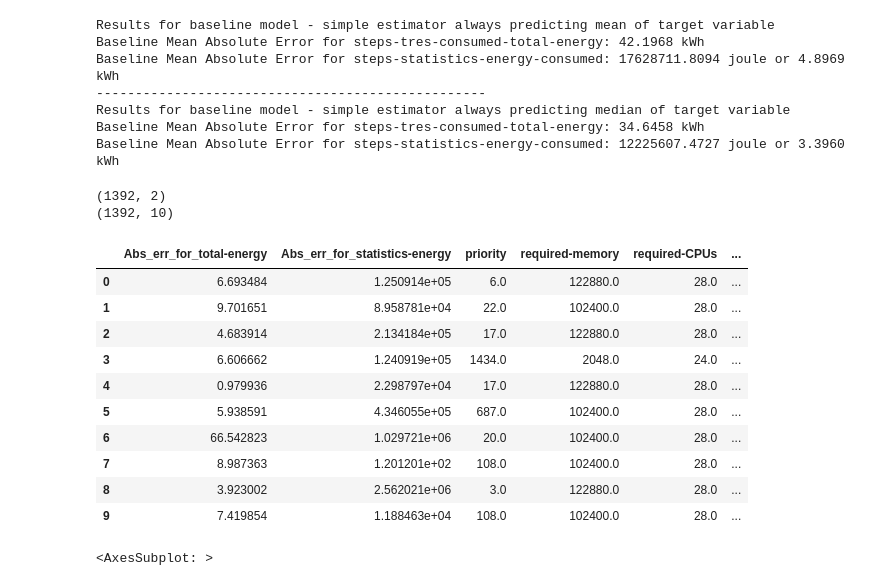
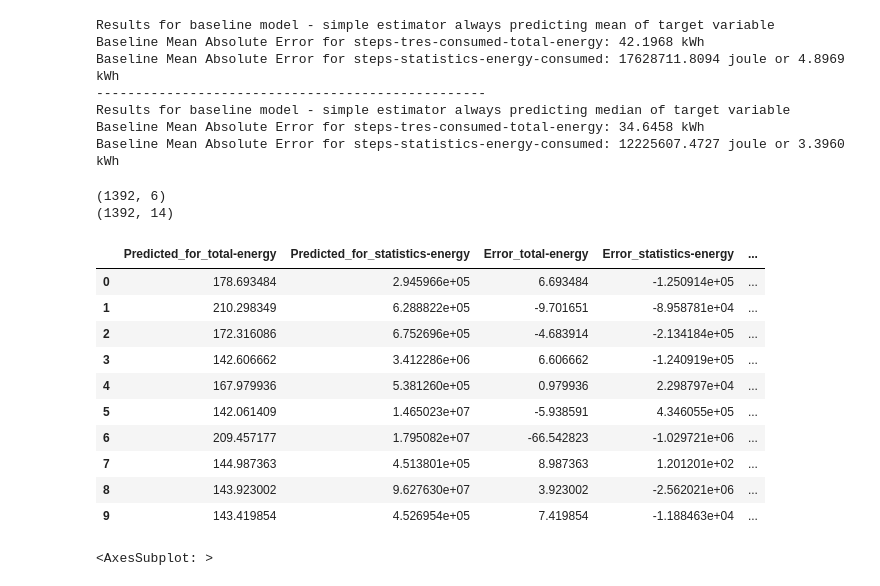
Before and after one commit to admire-eurohpc/AnomalyDetection, a Jupyter notebook: notebooks/energy_regression.ipynb, the cells around one changed output. Saved outputs shown, nothing was run; the diff lists cells and outputs as text; code cells hidden in the pictures.

```diff
--- a/notebooks/energy_regression.ipynb
+++ b/notebooks/energy_regression.ipynb
@@ -176,27 +178,34 @@ Baseline Mean Absolute Error for steps-tres-consumed-total-energy: 34.6458 kWh
 Baseline Mean Absolute Error for steps-statistics-energy-consumed: 12225607.4727 joule or 3.3960 kWh
 # %%
 # Create a dataframe with the absolute errors
-ab = pd.DataFrame({'Abs_err_for_total-energy': ab_total, 'Abs_err_for_statistics-energy': ab_statistic})
+ab = pd.DataFrame({
+    'Predicted_for_total-energy': model.predict(X_test),
+    'Predicted_for_statistics-energy': model1.predict(X_test),
+    'Error_total-energy': model.predict(X_test) - y_test[y_cols[0]],
+    'Error_statistics-energy': model1.predict(X_test) - y_test[y_cols[1]],
+    'Abs_err_for_total-energy': ab_total,
+    'Abs_err_for_statistics-energy': ab_statistic
+    })
 
 print(ab.shape)
 # Add the absolute errors and X_Test to new dataframe
 ab = pd.concat([ab, X_test], axis=1).reset_index(drop=True)
 print(ab.shape)
 ab.head(10)
 # %% [output]
-(1392, 2)
-(1392, 10)
+(1392, 6)
+(1392, 14)
-|  | Abs_err_for_total-energy | Abs_err_for_statistics-energy | priority | required-memory | required-CPUs | ... |
-| 0 | 6.693484 | 1.250914e+05 | 6.0 | 122880.0 | 28.0 | ... |
-| 1 | 9.701651 | 8.958781e+04 | 22.0 | 102400.0 | 28.0 | ... |
-| 2 | 4.683914 | 2.134184e+05 | 17.0 | 122880.0 | 28.0 | ... |
-| 3 | 6.606662 | 1.240919e+05 | 1434.0 | 2048.0 | 24.0 | ... |
-| 4 | 0.979936 | 2.298797e+04 | 17.0 | 122880.0 | 28.0 | ... |
-| 5 | 5.938591 | 4.346055e+05 | 687.0 | 102400.0 | 28.0 | ... |
-| 6 | 66.542823 | 1.029721e+06 | 20.0 | 102400.0 | 28.0 | ... |
-| 7 | 8.987363 | 1.201201e+02 | 108.0 | 102400.0 | 28.0 | ... |
-| 8 | 3.923002 | 2.562021e+06 | 3.0 | 122880.0 | 28.0 | ... |
-| 9 | 7.419854 | 1.188463e+04 | 108.0 | 102400.0 | 28.0 | ... |
+|  | Predicted_for_total-energy | Predicted_for_statistics-energy | Error_total-energy | Error_statistics-energy | ... |
+| 0 | 178.693484 | 2.945966e+05 | 6.693484 | -1.250914e+05 | ... |
+| 1 | 210.298349 | 6.288822e+05 | -9.701651 | -8.958781e+04 | ... |
+| 2 | 172.316086 | 6.752696e+05 | -4.683914 | -2.134184e+05 | ... |
+| 3 | 142.606662 | 3.412286e+06 | 6.606662 | -1.240919e+05 | ... |
+| 4 | 167.979936 | 5.381260e+05 | 0.979936 | 2.298797e+04 | ... |
+| 5 | 142.061409 | 1.465023e+07 | -5.938591 | 4.346055e+05 | ... |
+| 6 | 209.457177 | 1.795082e+07 | -66.542823 | -1.029721e+06 | ... |
+| 7 | 144.987363 | 4.513801e+05 | 8.987363 | 1.201201e+02 | ... |
+| 8 | 143.923002 | 9.627630e+07 | 3.923002 | -2.562021e+06 | ... |
+| 9 | 143.419854 | 4.526954e+05 | 7.419854 | -1.188463e+04 | ... |
 # %%
 ab['Abs_err_for_total-energy'].hist(bins=100)
 # %% [output]
```
Also changed, not shown: parts of 10 cells of this notebook, 1 other file.
